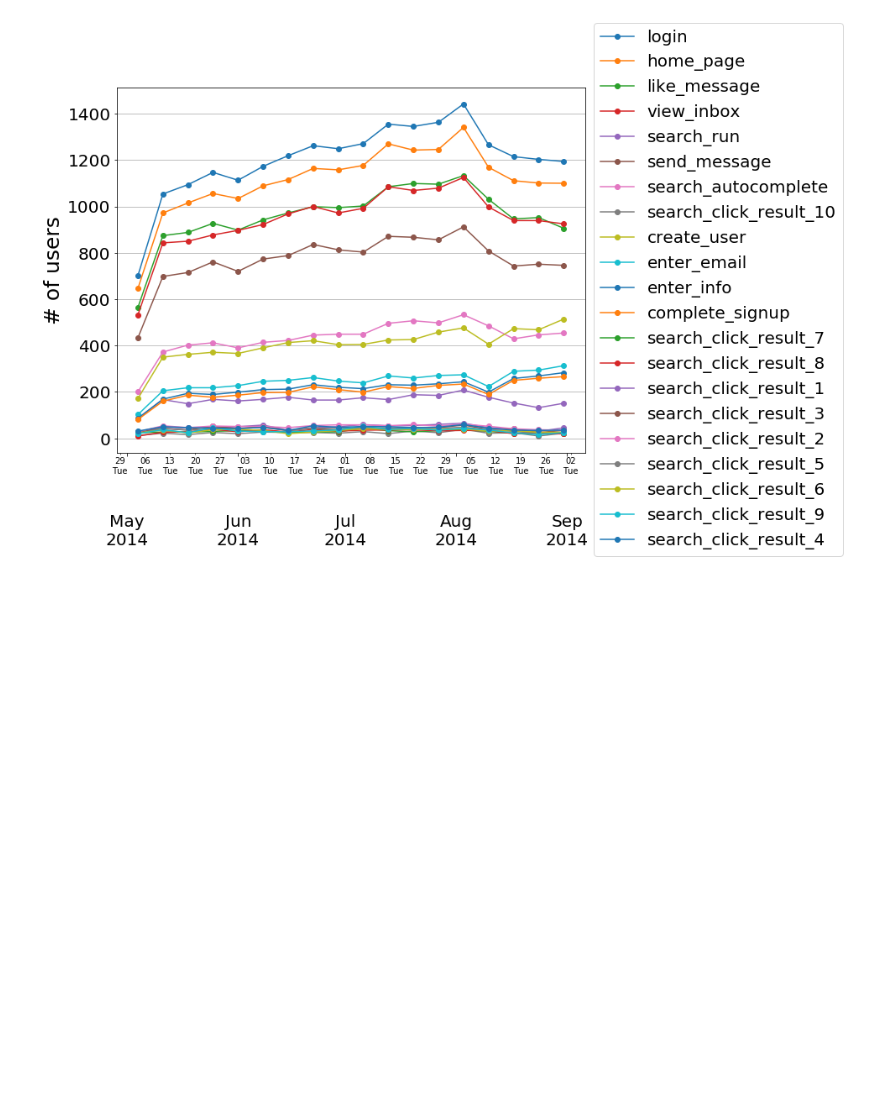
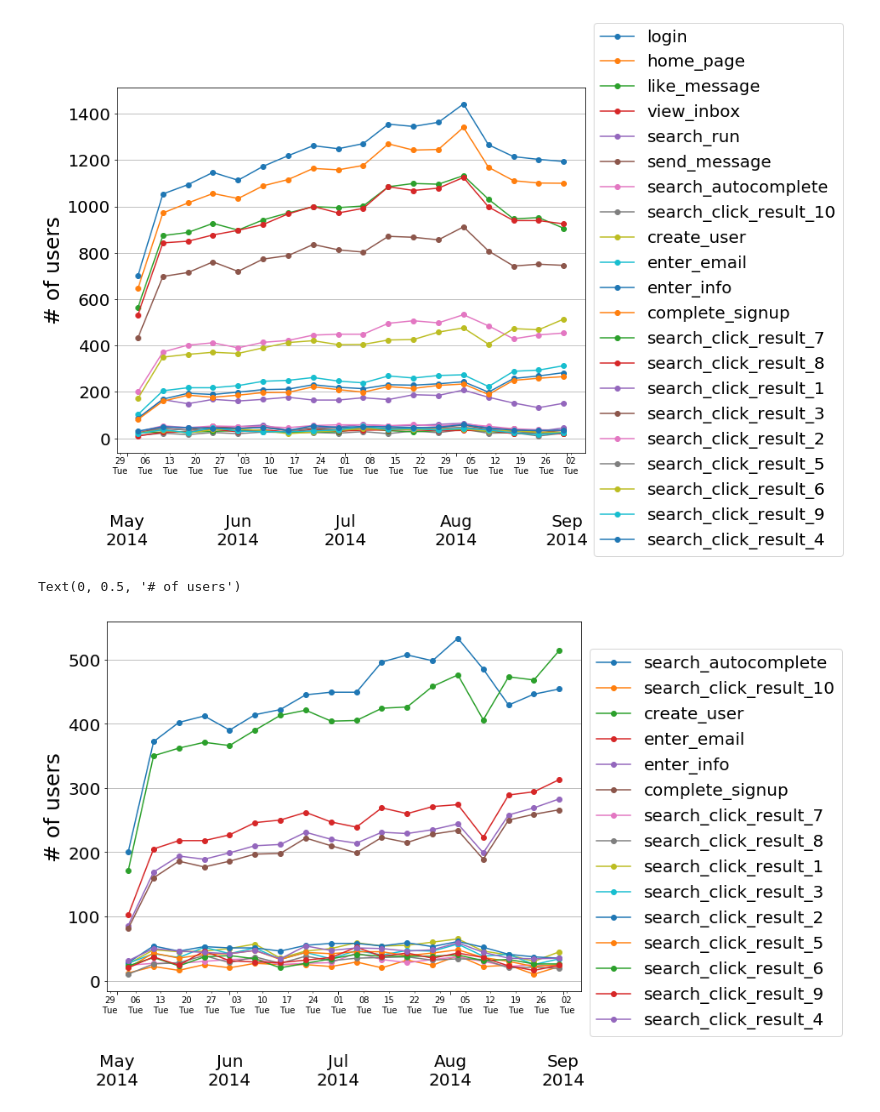
Before and after one commit to mnathvt/insight_data_challenge, a Jupyter notebook: dc3/cust_drive.ipynb, the cells around one changed output. Cells and saved outputs as stored; diff of their text form; code cells hidden in the pictures; blank space fills up the shorter version.

```diff
--- a/dc3/cust_drive.ipynb
+++ b/dc3/cust_drive.ipynb
@@ -120,3 +126,36 @@ ax.set_ylabel('# of users', fontsize = 25)
 # %% [output]
 Text(0, 0.5, '# of users')
 [figure]
+# %%
+few_events = all_events[6:]
+# %%
+users_few_event = {}
+for x in few_events:
+    users_few_event[x] = events[events['event_name']
+                    == x].set_index('occurred_at')['user_id'].resample('1W').nunique()
+dev = iter(users_few_event)
+
+
+
+fig, ax = plt.subplots(figsize = (10,8))
+axis_tick_font = {'size':'20', 'color':'black'}
+
+
+for k, v in users_few_event.items():
+    ax.plot(v, 'o-', label = next(dev))
+
+ax.legend(bbox_to_anchor=(1, 0.95), fontsize = 20)
+ax.xaxis.set_minor_locator(dates.WeekdayLocator(byweekday=(1),
+                                                interval=1))
+ax.xaxis.set_minor_formatter(dates.DateFormatter('%d\n%a'))
+ax.yaxis.grid()
+ax.xaxis.set_major_locator(dates.MonthLocator())
+ax.xaxis.set_major_formatter(dates.DateFormatter('\n\n\n%b\n%Y'))
+
+ax.xaxis.set_tick_params(labelsize=20)
+ax.yaxis.set_tick_params(labelsize=20)
+
+ax.set_ylabel('# of users', fontsize = 25)
+# %% [output]
+Text(0, 0.5, '# of users')
+[figure, added]
```
Also changed, not shown: parts of 1 cell of this notebook.
